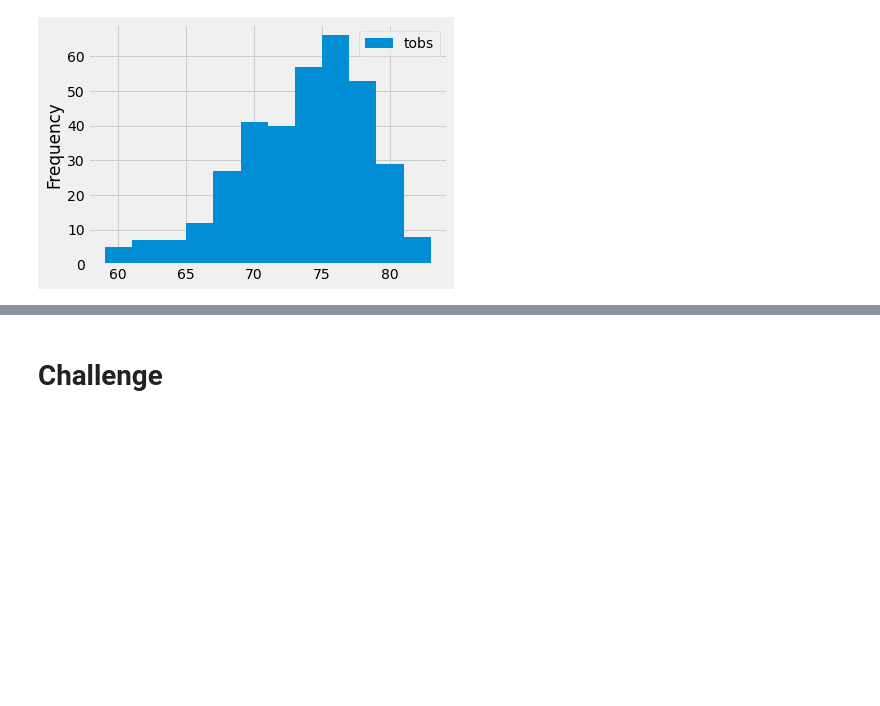
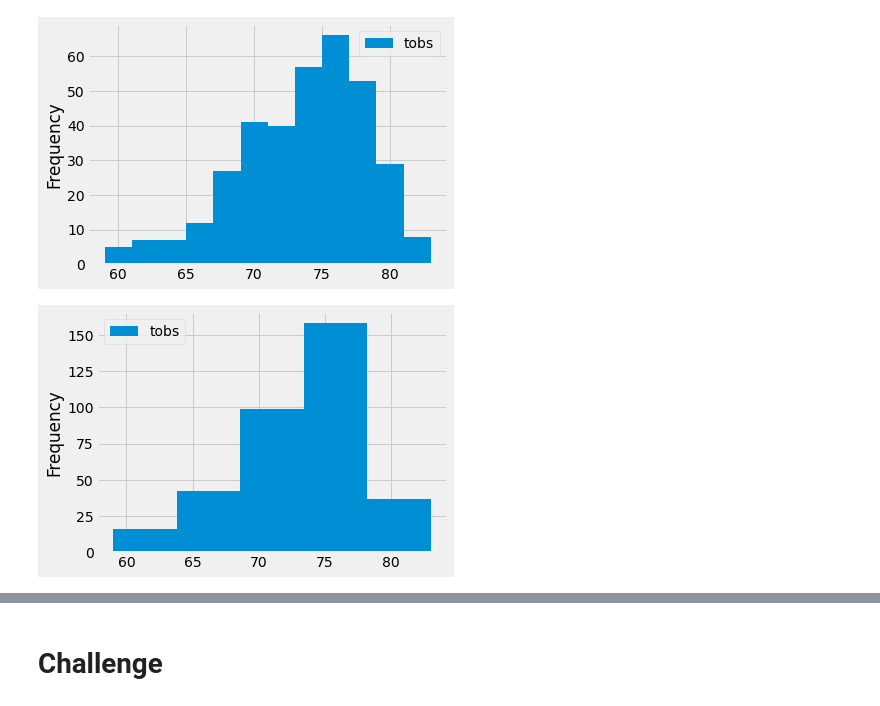
Before and after one commit to rghosh23/UCB-Mod9-Surfs-Up, a Jupyter notebook: climate_analysis.ipynb, the cells around one changed output, grey strips where cells are left out. Cells and saved outputs as stored; diff of their text form; code cells hidden in the pictures; blank space fills up the shorter version.

```diff
--- a/climate_analysis.ipynb
+++ b/climate_analysis.ipynb
@@ -147,3 +147,8 @@ df.plot.hist(bins=12)
 plt.tight_layout()
 # %% [output]
 [figure]
+# %%
+df.plot.hist(bins=5)
+plt.tight_layout()
+# %% [output]
+[figure, added]
```
Also changed, not shown: parts of 1 cell of this notebook, 1 other file.
